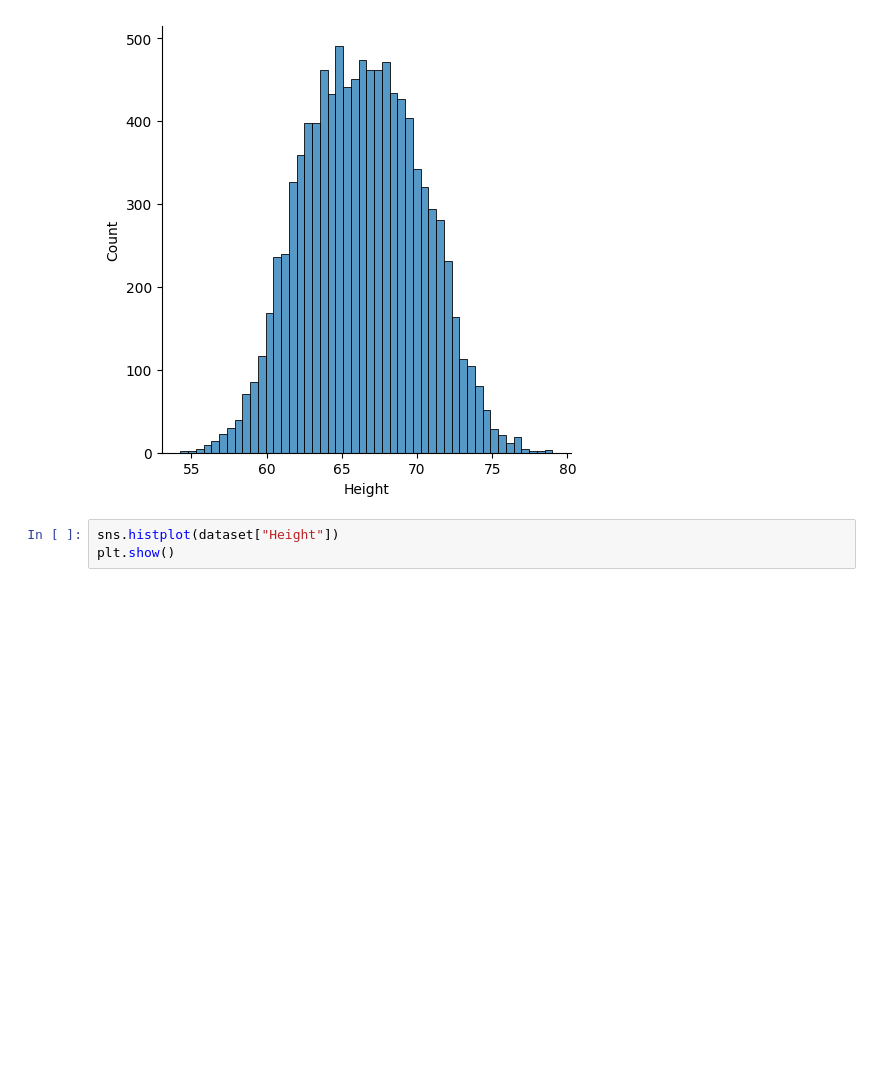
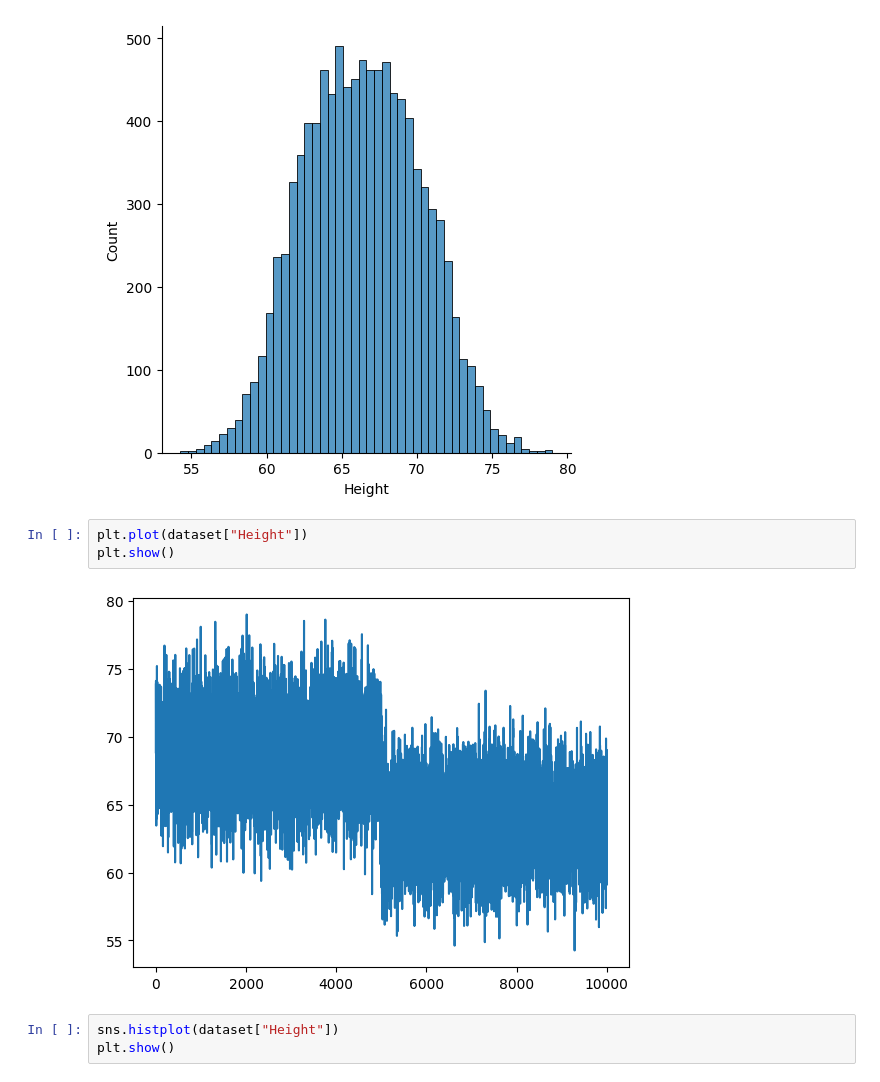
Before and after one commit to tanviparmarrajput/DATA-CLAENING-DATA-VISUALIZATION, a Jupyter notebook: 8outliersz_score.ipynb, the cells around one changed output. Drawn from its saved outputs; the diff is of its cells as text; blank space fills up the shorter version.

```diff
--- a/8outliersz_score.ipynb
+++ b/8outliersz_score.ipynb
@@ -50,6 +50,11 @@ sns.displot(dataset["Height"])
 plt.show()
 # %% [output]
 [figure]
+# %%
+plt.plot(dataset["Height"])
+plt.show()
+# %% [output]
+[figure, added]
 # %%
 sns.histplot(dataset["Height"])
 plt.show()
```
Also changed, not shown: 1 other file.
